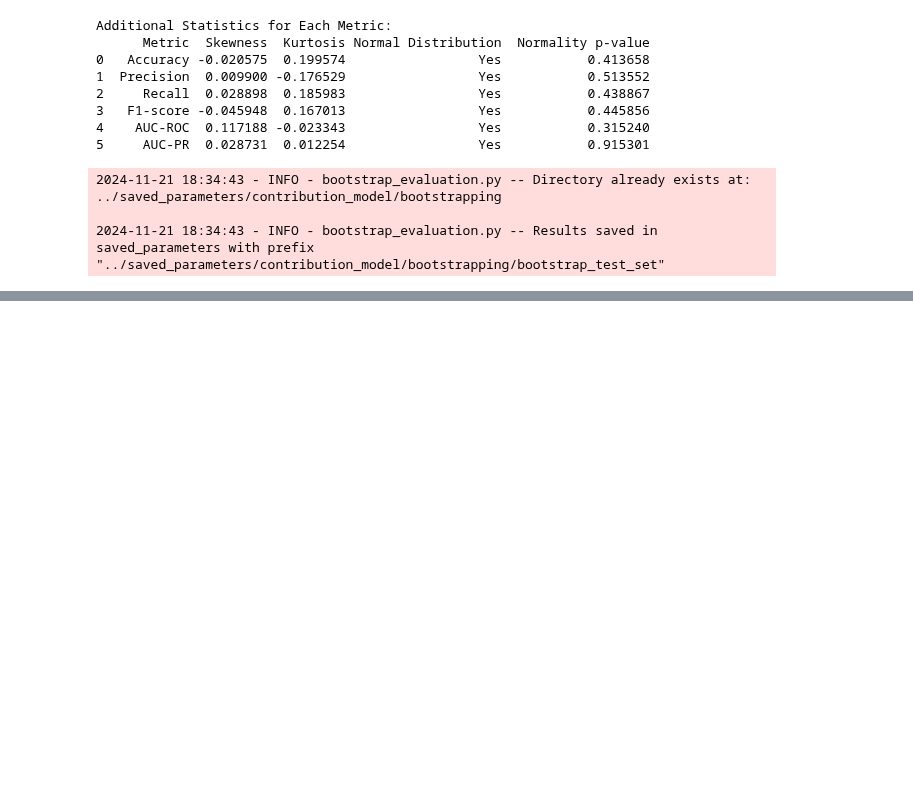
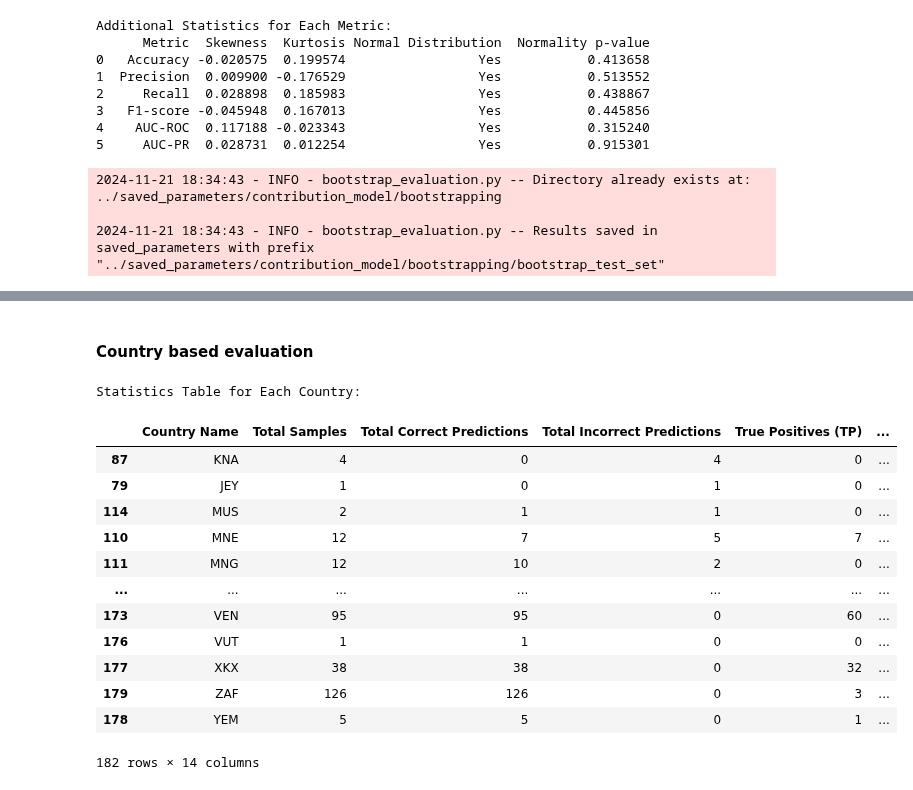
Before and after one commit to rspseshasai/vandalism_detection_osm, a Jupyter notebook: model/xgboost_model_for_contribution_data.ipynb, the cells around one changed output, grey strips where cells are left out. Cells and saved outputs as stored; diff of their text form; code cells hidden in the pictures; blank space fills up the shorter version.

Commit message:
feature: add country evaluation as well

```diff
--- a/model/xgboost_model_for_contribution_data.ipynb
+++ b/model/xgboost_model_for_contribution_data.ipynb
@@ -609,0 +619,30 @@ Statistics Table for Each Continent:
+# %% [markdown]
+#### Country based evaluation
+# %%
+# Running time: ~45 secs
+
+import warnings
+
+# Suppress specific UserWarning about single label in y_true and y_pred
+warnings.filterwarnings(
+    action='ignore',
+    category=UserWarning,
+    message="A single label was found in 'y_true' and 'y_pred'.*"
+)
+
+geo_eval_test_set("country", X_test, y_test)
+# %% [output]
+Statistics Table for Each Country:
+|  | Country Name | Total Samples | Total Correct Predictions | Total Incorrect Predictions | True Positives (TP) | ... |
+| 87 | KNA | 4 | 0 | 4 | 0 | ... |
+| 79 | JEY | 1 | 0 | 1 | 0 | ... |
+| 114 | MUS | 2 | 1 | 1 | 0 | ... |
+| 110 | MNE | 12 | 7 | 5 | 7 | ... |
+| 111 | MNG | 12 | 10 | 2 | 0 | ... |
+| ... | ... | ... | ... | ... | ... | ... |
+| 173 | VEN | 95 | 95 | 0 | 60 | ... |
+| 176 | VUT | 1 | 1 | 0 | 0 | ... |
+| 177 | XKX | 38 | 38 | 0 | 32 | ... |
+| 179 | ZAF | 126 | 126 | 0 | 3 | ... |
+| 178 | YEM | 5 | 5 | 0 | 1 | ... |
+182 rows × 14 columns
```
Also changed, not shown: parts of 6 cells of this notebook, 3 other files.
